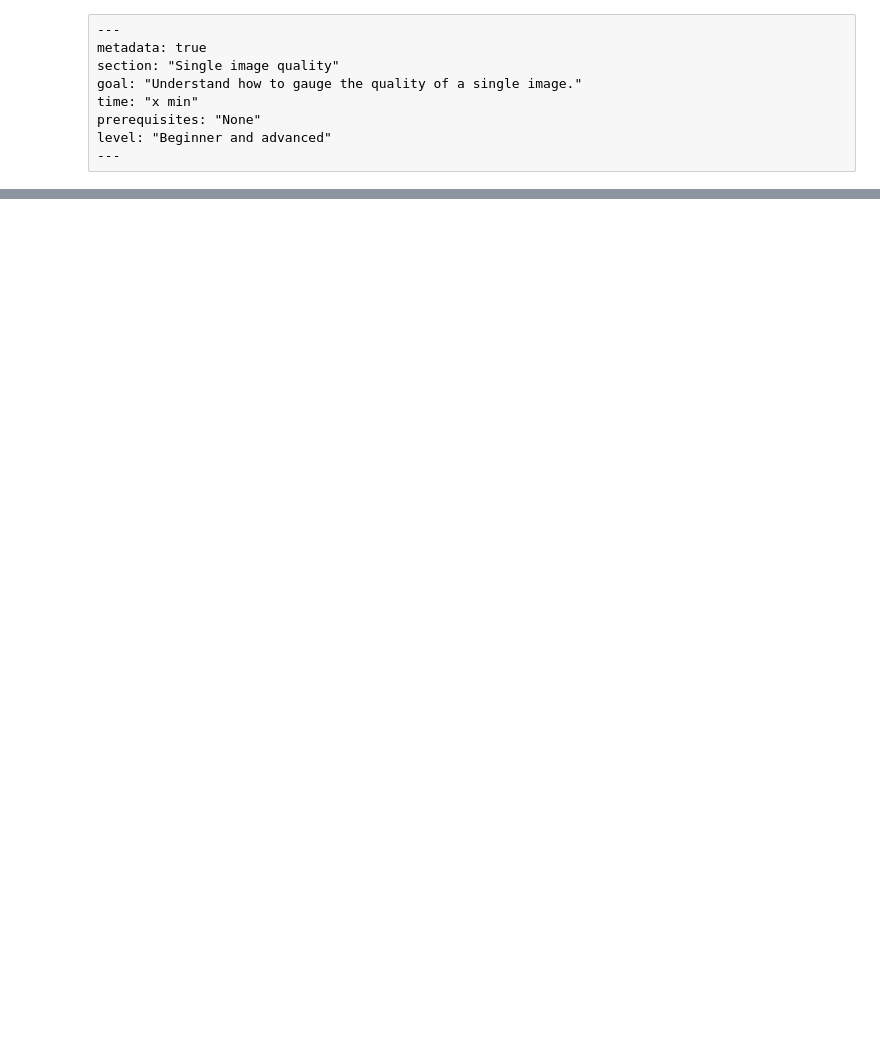
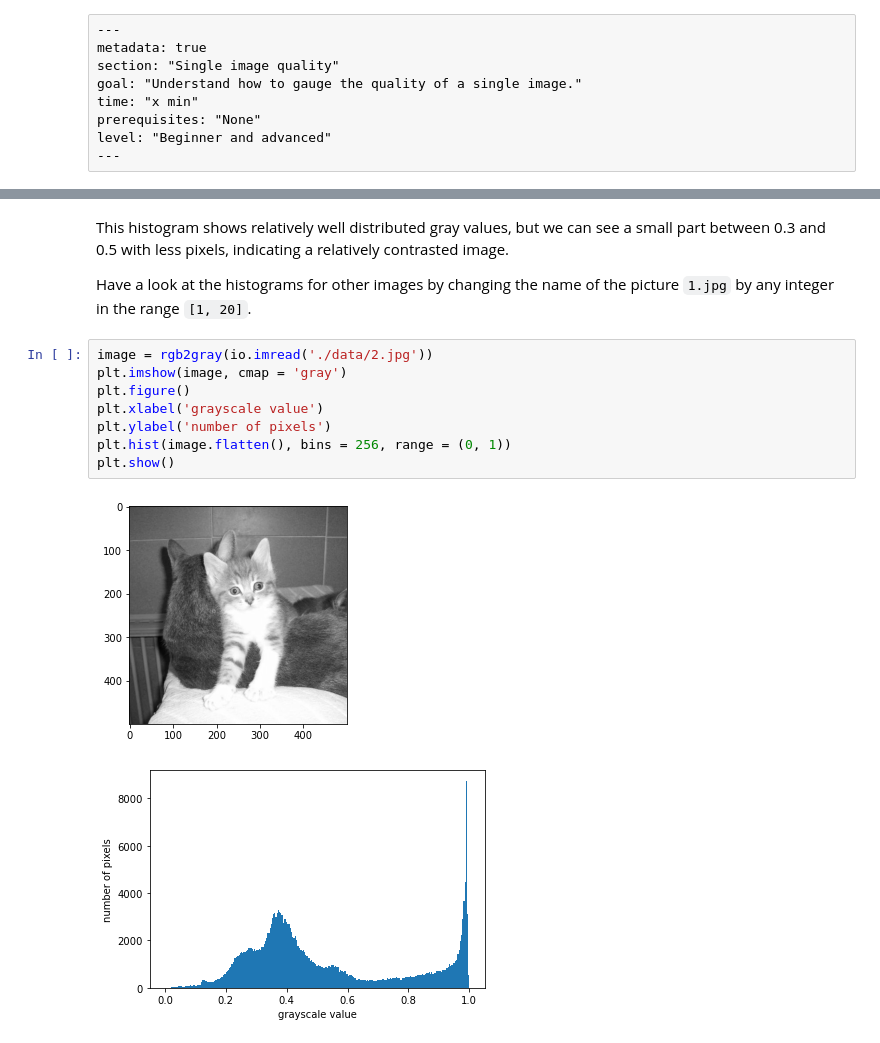
Before and after one commit to annalaine/quaxp, a Jupyter notebook: 2-2-single-quality.ipynb, the cells around one changed output, grey strips where cells are left out. Cells and saved outputs as stored; diff of their text form; blank space fills up the shorter version.

```diff
--- a/2-2-single-quality.ipynb
+++ b/2-2-single-quality.ipynb
@@ -19,0 +69,15 @@ color/grey, scaled image, segmentation, blur, binarizer
+# %% [markdown]
+This histogram shows relatively well distributed gray values, but we can see a small part between 0.3 and 0.5 with less pixels, indicating a relatively contrasted image.
+
+Have a look at the histograms for other images by changing the name of the picture ``1.jpg`` by any integer in the range ``[1, 20]``.
+# %%
+image = rgb2gray(io.imread('./data/2.jpg'))
+plt.imshow(image, cmap = 'gray')
+plt.figure()
+plt.xlabel('grayscale value')
+plt.ylabel('number of pixels')
+plt.hist(image.flatten(), bins = 256, range = (0, 1))
+plt.show()
+# %% [output]
+[figure, added]
+[figure, added]
```
Also changed, not shown: parts of 22 cells of this notebook, 1 other file.
